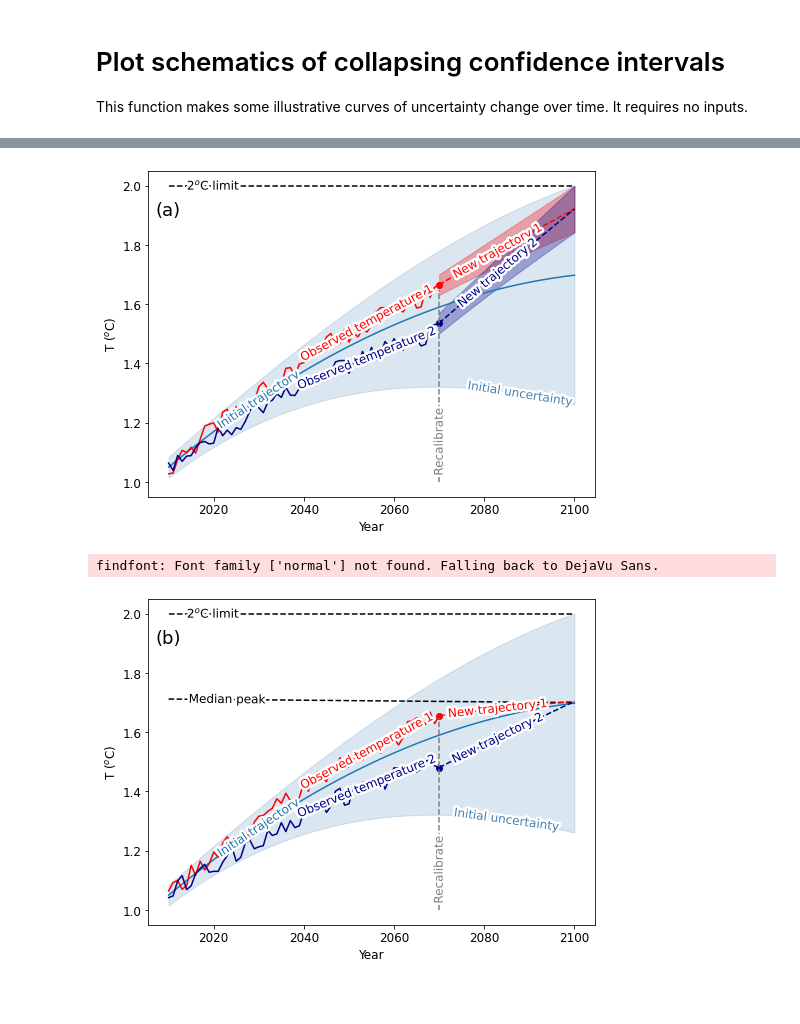
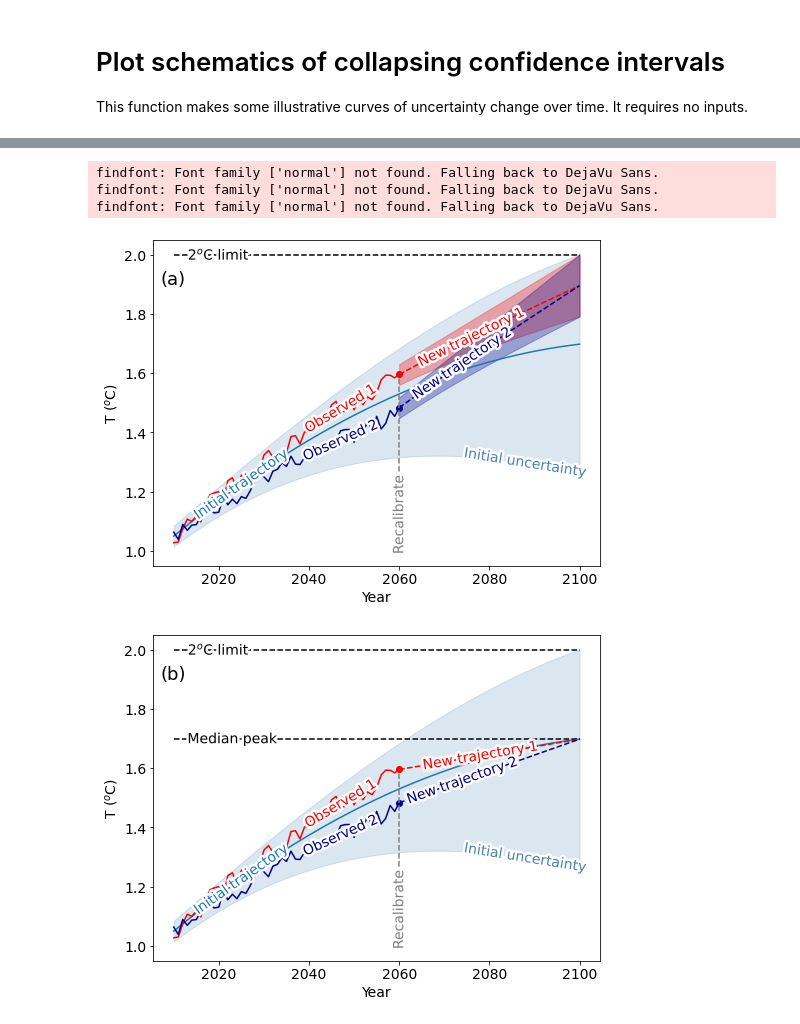
Before and after one commit to Rlamboll/HowBelowIsWellBelow, a Jupyter notebook: SketchProbabilityDistributions.ipynb, the cells around one changed output, grey strips where cells are left out. Saved outputs shown, nothing was run; the diff lists cells and outputs as text; code cells hidden in the pictures; blank space fills up the shorter version.

```diff
--- a/SketchProbabilityDistributions.ipynb
+++ b/SketchProbabilityDistributions.ipynb
@@ -7,7 +7,7 @@ from labellines import labelLines
 import numpy as np
 # %%
 font = {'family' : 'normal',
-        'size'   : 12}
+        'size'   : 14}
 plt.rc('font', **font)
 # %%
 # Define some constants for the curve before obserevations
@@ -44,10 +23,10 @@ array([1.085     , 1.09828575, 1.11153867, 1.12475747, 1.13794091,
 # %%
 # Define behaviour after observations
-latertime = 2070
+latertime = 2060
 laterind = latertime-startyear
 np.random.seed(11)
 TrealisedSmooth = {
-    0: Tstart + (T0-Tstart) * 1.11,
+    0: Tstart + (T0-Tstart) * 1.12,
     1: Tstart + (T0-Tstart) * 0.84
 }
 Trealised = {}
@@ -66,33 +45,36 @@ for ind in [0, 1]:
 # %%
 # Make the plots using the currently dominant method
 plt.figure(figsize=(8,6))
 plt.plot(x, T0, label="Initial trajectory")
 plt.fill_between(x, Tupper, Tlower, alpha= 0.2, color="steelblue")
 # We use invisible lines to align the text
 plt.plot(x,  Tlower, alpha=0.0, label="Initial uncertainty", color="steelblue")
 plt.plot(x[:laterind+1], Trealised[0][:laterind+1], color="red")
 plt.scatter(latertime, Trealised[0][laterind], color="red")
 plt.plot(x[:laterind+1], Trealised[1][:laterind+1], color="darkblue")
-plt.plot(x[:laterind+1], TrealisedSmooth[0][:laterind+1], label="Observed temperature 1", color="red", alpha=0.0)
-plt.plot(x[:laterind+1], TrealisedSmooth[1][:laterind+1], label="Observed temperature 2", color="darkblue", alpha=0.0)
+plt.plot(x[:laterind+1], TrealisedSmooth[0][:laterind+1], label="Observed 1", color="red", alpha=0.0)
+plt.plot(x[:laterind+1], TrealisedSmooth[1][:laterind+1], label="Observed 2", color="darkblue", alpha=0.0)
 plt.scatter(latertime, Trealised[1][laterind], color="darkblue")
 
 plt.xlabel("Year")
 plt.ylabel("T ($^o$C)")
 plt.plot([2010, 2100], [2, 2], linestyle="--", color="black", label="2$^o$C limit")
 plt.fill_between(x2, Tnewplanupper[0], Tnewplanlower[0], alpha=0.3, color="red")
 plt.plot(x2, Tnewmed[0], linestyle="--", color="red", label="New trajectory 1")
 plt.fill_between(x2, Tnewplanupper[1], Tnewplanlower[1], alpha=0.3, color="darkblue")
 plt.plot(x2, Tnewmed[1], linestyle="--", color="darkblue", label="New trajectory 2")
 plt.plot([latertime, latertime+0.00001], [1, TrealisedSmooth[0][laterind]], color="grey", linestyle="--", label="Recalibrate")
 lines = plt.gca().get_lines()
-labelLines(lines[:2], align=True, xvals=[2030, 2088])
-labelLines(lines[4:6], align=True, xvals=[2054, 2054])
-labelLines(lines[6:], align=True, xvals=[2020, 2083, 2083, latertime+0.0000021])
+labelLines(lines[:2], align=True, xvals=[2025, 2088])
+labelLines(lines[4:6], align=True, xvals=[2047, 2047])
+labelLines(lines[6:], align=True, xvals=[2020, 2076, 2074, latertime+0.0000021])
 plt.text(2007, 1.9, "(a)", fontsize=18)
 plt.savefig("./output/ConfidenceWindowEvolutionFig.png", dpi=300, bbox_inches='tight')
 # %% [output]
+findfont: Font family ['normal'] not found. Falling back to DejaVu Sans.
+findfont: Font family ['normal'] not found. Falling back to DejaVu Sans.
+findfont: Font family ['normal'] not found. Falling back to DejaVu Sans.
-[figure, old version]
+[figure, new version]
 # %%
 # Construct pathways with median temperature conserved
 for ind in [0, 1]:
@@ -113,27 +89,25 @@ plt.plot(x,  Tlower, alpha=0.0, label="Initial uncertainty", color="steelblue")
 plt.plot(x[:laterind+1], Trealised[0][:laterind+1], color="red")
 plt.scatter(latertime, Trealised[0][laterind], color="red")
 plt.plot(x[:laterind+1], Trealised[1][:laterind+1], color="darkblue")
-plt.plot(x[:laterind+1], TrealisedSmooth[0][:laterind+1], label="Observed temperature 1", color="red", alpha=0.0)
-plt.plot(x[:laterind+1], TrealisedSmooth[1][:laterind+1], label="Observed temperature 2", color="darkblue", alpha=0.0)
+plt.plot(x[:laterind+1], TrealisedSmooth[0][:laterind+1], label="Observed 1", color="red", alpha=0.0)
+plt.plot(x[:laterind+1], TrealisedSmooth[1][:laterind+1], label="Observed 2", color="darkblue", alpha=0.0)
 plt.scatter(latertime, Trealised[1][laterind], color="darkblue")
 
 plt.xlabel("Year")
 plt.ylabel("T ($^o$C)")
 plt.plot([2010, 2100], [2, 2], linestyle="--", color="black", label="2$^o$C limit")
-plt.plot([2010, 2100], [1.712, 1.7], linestyle="--", color="black", label="Median peak")
+plt.plot([2010, 2100], [Tend, Tend], linestyle="--", color="black", label="Median peak")
 plt.plot(x2, Tnewmed[0], linestyle="--", color="red", label="New trajectory 1")
 plt.plot(x2, Tnewmed[1], linestyle="--", color="darkblue", label="New trajectory 2")
 plt.plot(
-    [latertime, latertime+0.00001],
-    [1, TrealisedSmooth[0][laterind]],
+    [latertime, latertime+0.00001], [1, TrealisedSmooth[0][laterind]],
     color="grey", linestyle="--", label="Recalibrate"
 )
 lines = plt.gca().get_lines()
-labelLines(lines[:2], align=True, xvals=[2030, 2085])
-labelLines(lines[2:6], align=True, xvals=[2054, 2054])
-labelLines(lines[6:], align=True, xvals=[2020, 2023, 2083, 2083, latertime+0.0000021])
+labelLines(lines[:2], align=True, xvals=[2025, 2088])
+labelLines(lines[4:6], align=True, xvals=[2047, 2047])
+labelLines(lines[6:], align=True, xvals=[2020, 2023, 2078, 2074, latertime+0.0000021])
 plt.text(2007, 1.9, "(b)", fontsize=18)
 plt.savefig("./output/ConfidenceWindowEvolutionFig_medianTemp.png", dpi=300, bbox_inches='tight')
 # %% [output]
-findfont: Font family ['normal'] not found. Falling back to DejaVu Sans.
-[figure, old version]
+[figure, new version]
```
Also changed, not shown: parts of 4 cells of this notebook, 2 other files.
